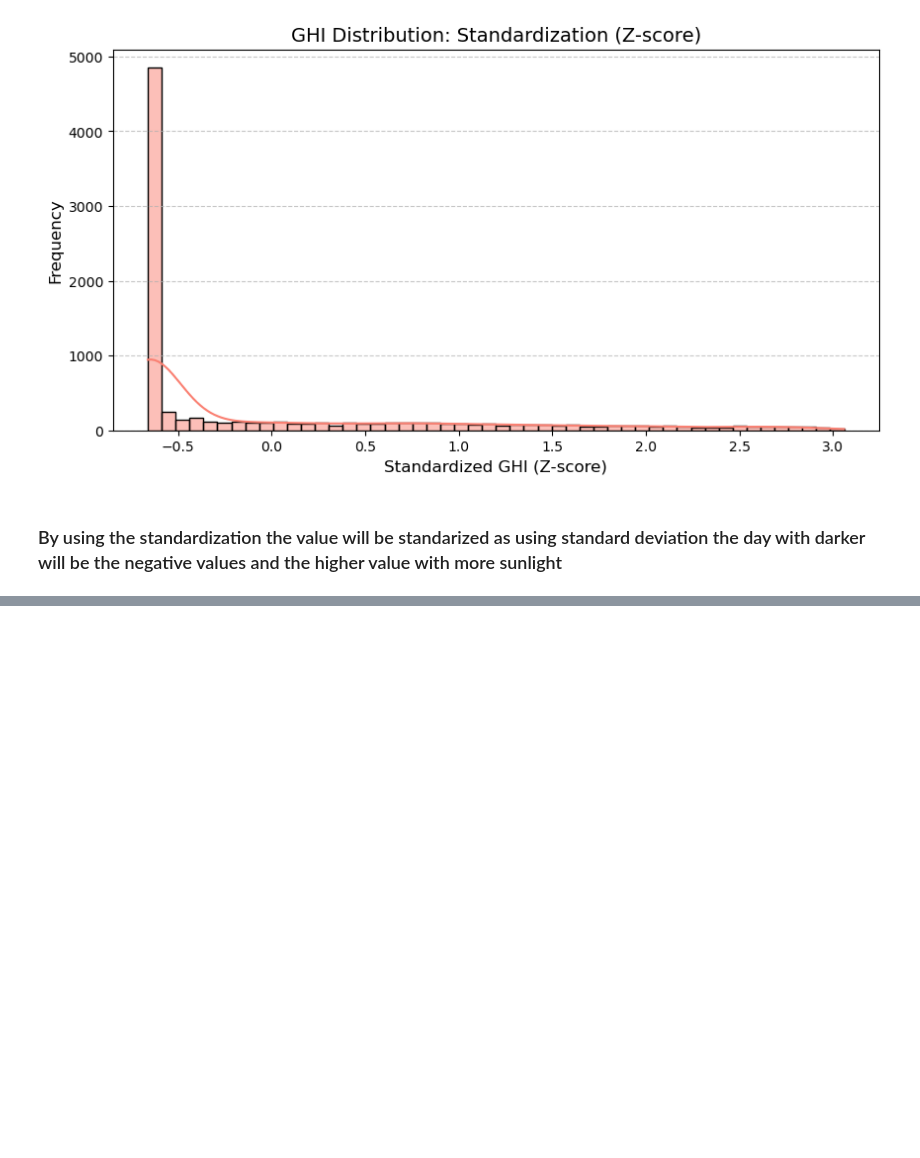
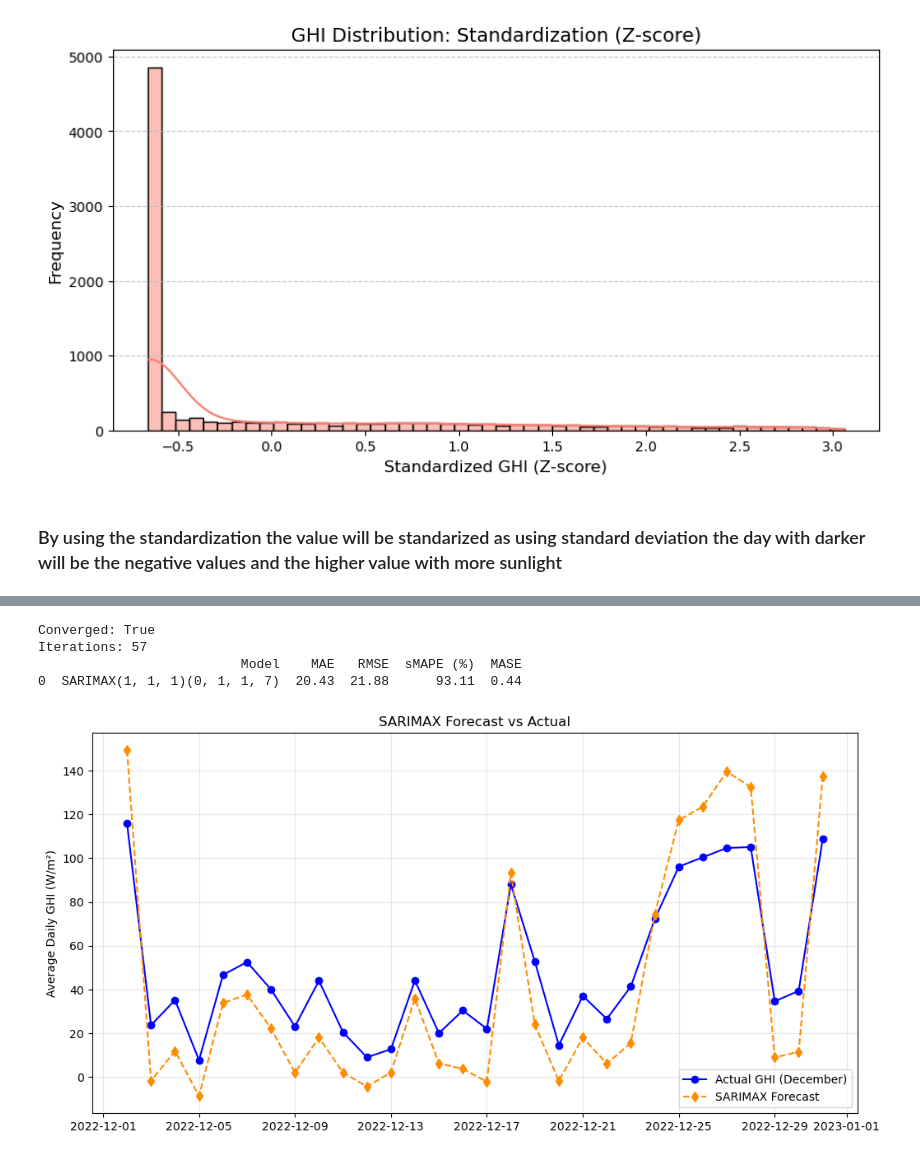
Before and after one commit to Smuthusivam/LEI-Assignment-01_Feb, a Jupyter notebook: Data Analysis.ipynb, the cells around one changed output, grey strips where cells are left out. Drawn from its saved outputs; the diff is of its cells as text; code cells hidden in the pictures; blank space fills up the shorter version.

```diff
--- a/Data Analysis.ipynb
+++ b/Data Analysis.ipynb
@@ -368,0 +536,66 @@ plt.show()
+# %%
+# Feature selection based on correlation heatmap
+# Strong + practical first set
+exog_features = [
+    'Temperature',
+    'DNI',
+    'DHI',
+]
+
+# Rebuild daily aligned dataset
+daily_ghi = data['GHI'].resample('D').mean().asfreq('D')
+daily_exog = data[exog_features].resample('D').mean().asfreq('D')
+
+ts_data = pd.concat([daily_ghi.rename('GHI'), daily_exog], axis=1).dropna()
+y = ts_data['GHI']
+X = ts_data[exog_features]
+
+# Train-test split
+y_train, y_test = y.iloc[:-30], y.iloc[-30:]
+X_train, X_test = X.iloc[:-30], X.iloc[-30:]
+
+# Scale exogenous only (no leakage)
+scaler_exog = StandardScaler()
+X_train_scaled = pd.DataFrame(scaler_exog.fit_transform(X_train), index=X_train.index, columns=X_train.columns)
+X_test_scaled = pd.DataFrame(scaler_exog.transform(X_test), index=X_test.index, columns=X_test.columns)
+
+# Fit SARIMAX using best SARIMA order as start
+sarimax_model = SARIMAX(
+    y_train,
+    exog=X_train_scaled,
+    order=best_order,
+    seasonal_order=best_seasonal_order,
+    enforce_stationarity=False,
+    enforce_invertibility=False
+)
+
+sarimax_fit = sarimax_model.fit(
+    disp=False,
+    method="lbfgs",
+    maxiter=500
+)
+
+print("Converged:", sarimax_fit.mle_retvals.get("converged", None))
+print("Iterations:", sarimax_fit.mle_retvals.get("iterations", None))
+
+sarimax_forecast = sarimax_fit.forecast(steps=len(y_test), exog=X_test_scaled)
+sarimax_forecast.index = y_test.index
+
+sarimax_eval = evaluate_forecast(y_test, sarimax_forecast, y_train, f"SARIMAX{best_order}{best_seasonal_order}")
+print(sarimax_eval.round(2))
+# %% [output]
+Converged: True
+Iterations: 57
+                          Model    MAE   RMSE  sMAPE (%)  MASE
+0  SARIMAX(1, 1, 1)(0, 1, 1, 7)  20.43  21.88      93.11  0.44
+# %%
+plt.figure(figsize=(12, 6))
+plt.plot(y_test.index, y_test, label='Actual GHI (December)', color='blue', marker='o')
+plt.plot(y_test.index, sarimax_forecast, label='SARIMAX Forecast', color='darkorange', linestyle='--', marker='d')
+plt.title('SARIMAX Forecast vs Actual')
+plt.ylabel('Average Daily GHI (W/m²)')
+plt.legend()
+plt.grid(True, alpha=0.3)
+plt.show()
+# %% [output]
+[figure, added]
```
Also changed, not shown: parts of 14 cells of this notebook.
